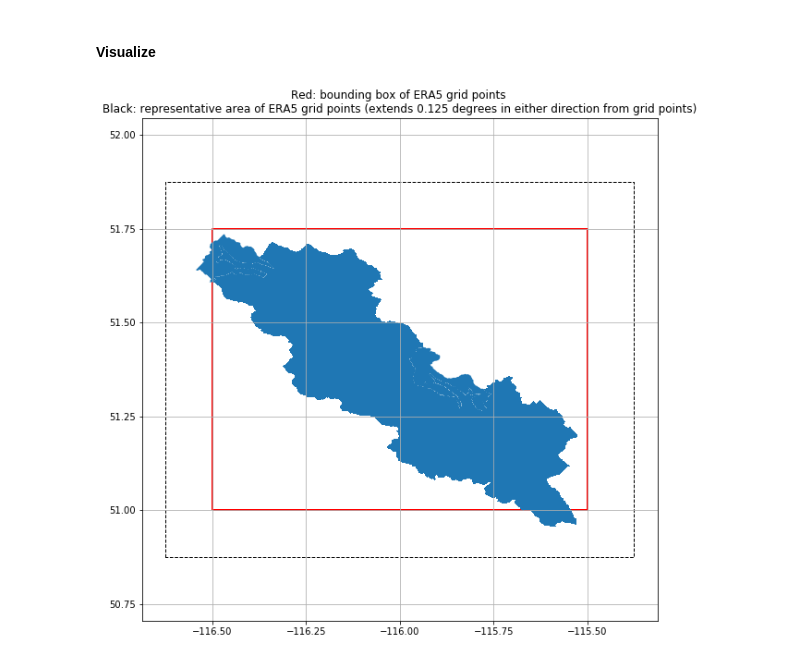
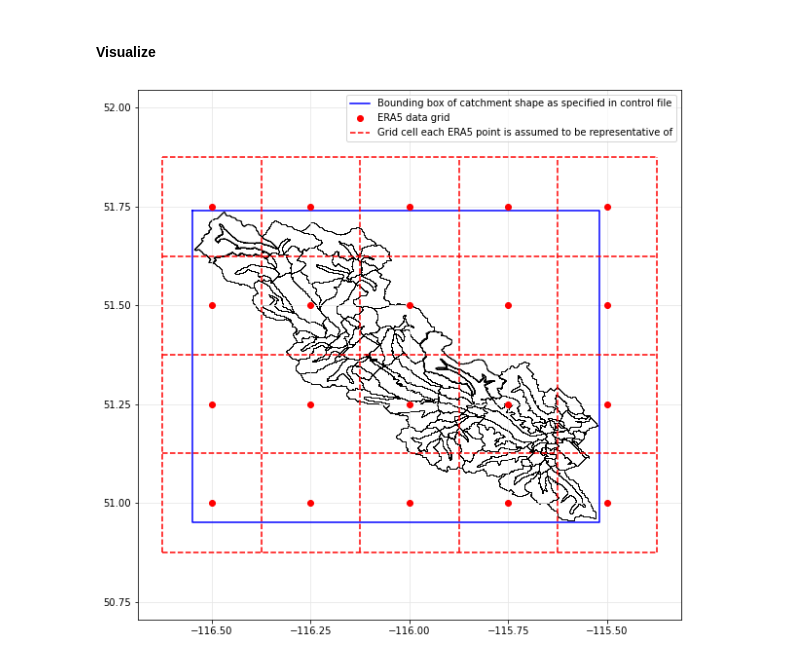
Before and after one commit to CH-Earth/CWARHM, a Jupyter notebook: 7_visualization/2_ERA5_download_coordinates_and_catchment_shapefile.ipynb, the cells around one changed output. Drawn from its saved outputs; the diff is of its cells as text; code cells hidden in the pictures.

```diff
--- a/7_visualization/2_ERA5_download_coordinates_and_catchment_shapefile.ipynb
+++ b/7_visualization/2_ERA5_download_coordinates_and_catchment_shapefile.ipynb
@@ -149,24 +133,50 @@ shp_cells = gpd.GeoDataFrame(index=[0], crs=crs, geometry=[polygon_era5_cells])
-# %%
-# Make a figure
-fig = plt.figure(figsize=(10,10))
-ax = fig.gca()
-
-# data
-# re-draw the bounding box of the ERA5 data we need
-shp_point.plot(ax=ax,facecolor='None',edgecolor='r',linewidth=2);
-shp_cells.plot(ax=ax,facecolor='None',edgecolor='k',linestyle='--');
-shp.plot(ax=ax);
-
-# grid spacing indicating ERA5 grid points
-ax.xaxis.set_major_locator(plticker.MultipleLocator(base=0.25))
-ax.yaxis.set_major_locator(plticker.MultipleLocator(base=0.25))
-ax.grid(which='major', axis='both', linestyle='-')
-ax.axis('equal')
-
-# set the legend in the title because why not
-ax.set_title('Red: bounding box of ERA5 grid points \nBlack: representative area of ERA5 grid points (extends 0.125 degrees in either direction from grid points)');
-
-# save
-plt.savefig(fig_path/fig_name, bbox_inches='tight')
-# %% [output]
-[figure, removed]
+# %%
+# Bounding box as specified in control file
+bb_control_lat = [bounding_box[0],bounding_box[0],bounding_box[2],bounding_box[2],bounding_box[0]]
+bb_control_lon = [bounding_box[1],bounding_box[3],bounding_box[3],bounding_box[1],bounding_box[1]]
+# %%
+# ERA5 grid points from coordinates
+spacing = 0.25
+points_lat = np.arange(lat[0],lat[1]+spacing,spacing).tolist()
+points_lon = np.arange(lon[0],lon[1]+spacing,spacing).tolist()
+
+# Define a plotting grid
+grid_lon_era5_points, grid_lat_era5_points = np.meshgrid(points_lon,points_lat)
+# %%
+# Grid cells we assume each ERA5 point is representative of
+cells_lat = np.arange(lat[0]-spacing/2,lat[1]+spacing+spacing/2,spacing).tolist()
+cells_lon = np.arange(lon[0]-spacing/2,lon[1]+spacing+spacing/2,spacing).tolist()
+
+# Define a plotting grid
+grid_lon_era5_cells, grid_lat_era5_cells = np.meshgrid(cells_lon,cells_lat)
+# %%
+# Make a figure
+fig = plt.figure(figsize=(10,10))
+ax = fig.gca()
+
+# data
+shp.plot(ax=ax,facecolor='None',edgecolor='k'); # catchment
+plt.plot(bb_control_lon,bb_control_lat, \
+         color='b', label='Bounding box of catchment shape as specified in control file') # bounding box
+plt.plot(grid_lon_era5_points, grid_lat_era5_points, \
+         marker='o', color='r', linestyle='none', label='ERA5 data grid') # ERA5 grid points
+plt.plot(grid_lon_era5_cells, grid_lat_era5_cells, \
+         color='r', linestyle='--', label='Grid cell each ERA5 point is assumed to be representative of') # ERA5 grid cells (vertical)
+plt.plot(np.transpose(grid_lon_era5_cells), np.transpose(grid_lat_era5_cells), \
+         color='r', linestyle='--') # ERA5 grid cells (horizontal)
+
+# grid spacing indicating ERA5 grid points
+ax.xaxis.set_major_locator(plticker.MultipleLocator(base=0.25))
+ax.yaxis.set_major_locator(plticker.MultipleLocator(base=0.25))
+ax.grid(which='major', axis='both', linestyle='-', color=[0.9,0.9,0.9])
+ax.axis('equal')
+
+# fix up a legend without duplicates
+handles, labels = plt.gca().get_legend_handles_labels()
+temp = {k:v for k,v in zip(labels, handles)}
+plt.legend(temp.values(), temp.keys(), loc='best')
+
+# save
+plt.savefig(fig_path/fig_name, bbox_inches='tight')
+# %% [output]
+[figure, added]
```
Also changed, not shown: parts of 2 cells of this notebook, 1 other file.
